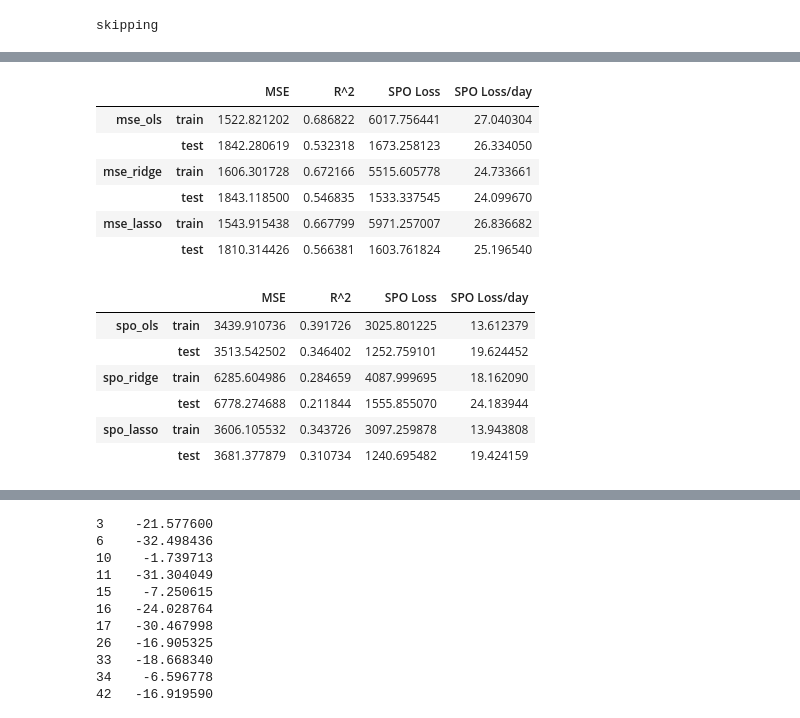
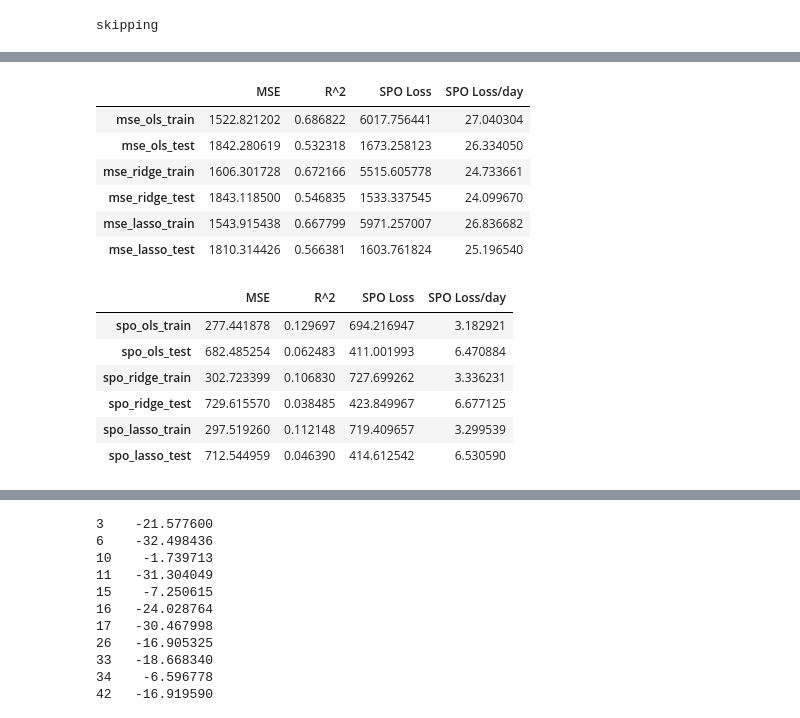
Before and after one commit to tianlei9581/DemandPredictionJD, a Jupyter notebook: pipe_improvement_Lei.ipynb, the cells around one changed output, grey strips where cells are left out. Drawn from its saved outputs; the diff is of its cells as text; code cells hidden in the pictures.

Commit message:
improved result

```diff
--- a/pipe_improvement_Lei.ipynb
+++ b/pipe_improvement_Lei.ipynb
@@ -513,0 +521,2 @@ SPO_columns, SPO_index = final_results[1]['SPO result'].columns, final_results[1
+# %%
+final_results = {int(k): {k2: pd.DataFrame(v2) for k2, v2 in v.items()} for k, v in data.items()}
@@ -513,0 +529,39 @@ SPO_columns, SPO_index = final_results[1]['SPO result'].columns, final_results[1
+# %%
+def generate_overall_result(result_dict):
+    i = list(result_dict.keys())[0]
+    MSE_columns, MSE_index = result_dict[i]['MSE result'].columns, result_dict[3]['MSE result'].index
+    SPO_columns, SPO_index = result_dict[i]['SPO result'].columns, result_dict[3]['SPO result'].index
+    mse_ave = sum([results['MSE result'].to_numpy() for results in result_dict.values()])/len(result_dict)
+
+    mse_df = pd.DataFrame(mse_ave, columns = MSE_columns, index = MSE_index)
+
+    spo_ave = sum([results['SPO result'].to_numpy() for results in improved_results_df.values()])/len(result_dict)
+
+    spo_df = pd.DataFrame(spo_ave, columns = SPO_columns, index = SPO_index)
+
+    # for each warehouse, select the model that has lowest test SPO Loss/day
+    spo_loss_ave = {dc: results['SPO result'].iloc[[1,3,5],[3]].min()[0] for dc, results in result_dict.items()}
+    mse_loss_ave = {dc: results['MSE result'].iloc[[1,3,5],[3]].min()[0] for dc, results in result_dict.items()}
+
+    plt.plot(pd.Series(spo_loss_ave), color = 'red', label = 'trained using SPO loss')
+    plt.plot(pd.Series(mse_loss_ave), label = 'trained using MSE loss')
+    plt.ylabel('SPO loss')
+    plt.xlabel('distribution centers')
+    plt.legend(loc = 'upper right')
+    plt.title('SPO loss across all distribution centers')
+    plt.show()
+
+    cost_saved_percent = (1- pd.Series(spo_loss_ave) / pd.Series(mse_loss_ave))*100
+    plt.plot(cost_saved_percent)
+    plt.ylabel('cost saving percentage')
+    plt.xlabel('distribution centers')
+    plt.title('cost saved across all distribution centers')
+    plt.plot(np.repeat(0,70))
+    plt.show()
+
+    percent = round(sum(cost_saved_percent >= 0)/len(cost_saved_percent),4)*100
+    print('Percentage of wareshouses that have improved SPO loss: {}%'.format(percent))
+    return mse_df, spo_df, cost_saved_percent
+# %%
+# final_results
+ave_mse, ave_spo, cost_saved_percent = generate_overall_result(final_results)
@@ -514,24 +572,20 @@ SPO_columns, SPO_index = final_results[1]['SPO result'].columns, final_results[1
 # %%
-final_mse_ave = sum([results['MSE result'].to_numpy() for results in final_results.values()])/len(final_results)
-
-pd.DataFrame(final_mse_ave, columns = MSE_columns, index = MSE_index)
+ave_mse
 # %% [output]
-|  |  | MSE | R^2 | SPO Loss | SPO Loss/day |
-| mse_ols | train | 1522.821202 | 0.686822 | 6017.756441 | 27.040304 |
-|  | test | 1842.280619 | 0.532318 | 1673.258123 | 26.334050 |
-| mse_ridge | train | 1606.301728 | 0.672166 | 5515.605778 | 24.733661 |
-|  | test | 1843.118500 | 0.546835 | 1533.337545 | 24.099670 |
-| mse_lasso | train | 1543.915438 | 0.667799 | 5971.257007 | 26.836682 |
-|  | test | 1810.314426 | 0.566381 | 1603.761824 | 25.196540 |
+|  | MSE | R^2 | SPO Loss | SPO Loss/day |
+| mse_ols_train | 1522.821202 | 0.686822 | 6017.756441 | 27.040304 |
+| mse_ols_test | 1842.280619 | 0.532318 | 1673.258123 | 26.334050 |
+| mse_ridge_train | 1606.301728 | 0.672166 | 5515.605778 | 24.733661 |
+| mse_ridge_test | 1843.118500 | 0.546835 | 1533.337545 | 24.099670 |
+| mse_lasso_train | 1543.915438 | 0.667799 | 5971.257007 | 26.836682 |
+| mse_lasso_test | 1810.314426 | 0.566381 | 1603.761824 | 25.196540 |
 # %%
-final_spo_ave = sum([results['SPO result'].to_numpy() for results in final_results.values()])/len(final_results)
-
-pd.DataFrame(final_spo_ave, columns = SPO_columns, index = SPO_index)
+ave_spo
 # %% [output]
-|  |  | MSE | R^2 | SPO Loss | SPO Loss/day |
-| spo_ols | train | 3439.910736 | 0.391726 | 3025.801225 | 13.612379 |
-|  | test | 3513.542502 | 0.346402 | 1252.759101 | 19.624452 |
-| spo_ridge | train | 6285.604986 | 0.284659 | 4087.999695 | 18.162090 |
-|  | test | 6778.274688 | 0.211844 | 1555.855070 | 24.183944 |
-| spo_lasso | train | 3606.105532 | 0.343726 | 3097.259878 | 13.943808 |
-|  | test | 3681.377879 | 0.310734 | 1240.695482 | 19.424159 |
+|  | MSE | R^2 | SPO Loss | SPO Loss/day |
+| spo_ols_train | 277.441878 | 0.129697 | 694.216947 | 3.182921 |
+| spo_ols_test | 682.485254 | 0.062483 | 411.001993 | 6.470884 |
+| spo_ridge_train | 302.723399 | 0.106830 | 727.699262 | 3.336231 |
+| spo_ridge_test | 729.615570 | 0.038485 | 423.849967 | 6.677125 |
+| spo_lasso_train | 297.519260 | 0.112148 | 719.409657 | 3.299539 |
+| spo_lasso_test | 712.544959 | 0.046390 | 414.612542 | 6.530590 |
```
Also changed, not shown: parts of 22 cells of this notebook, 2 other files.
